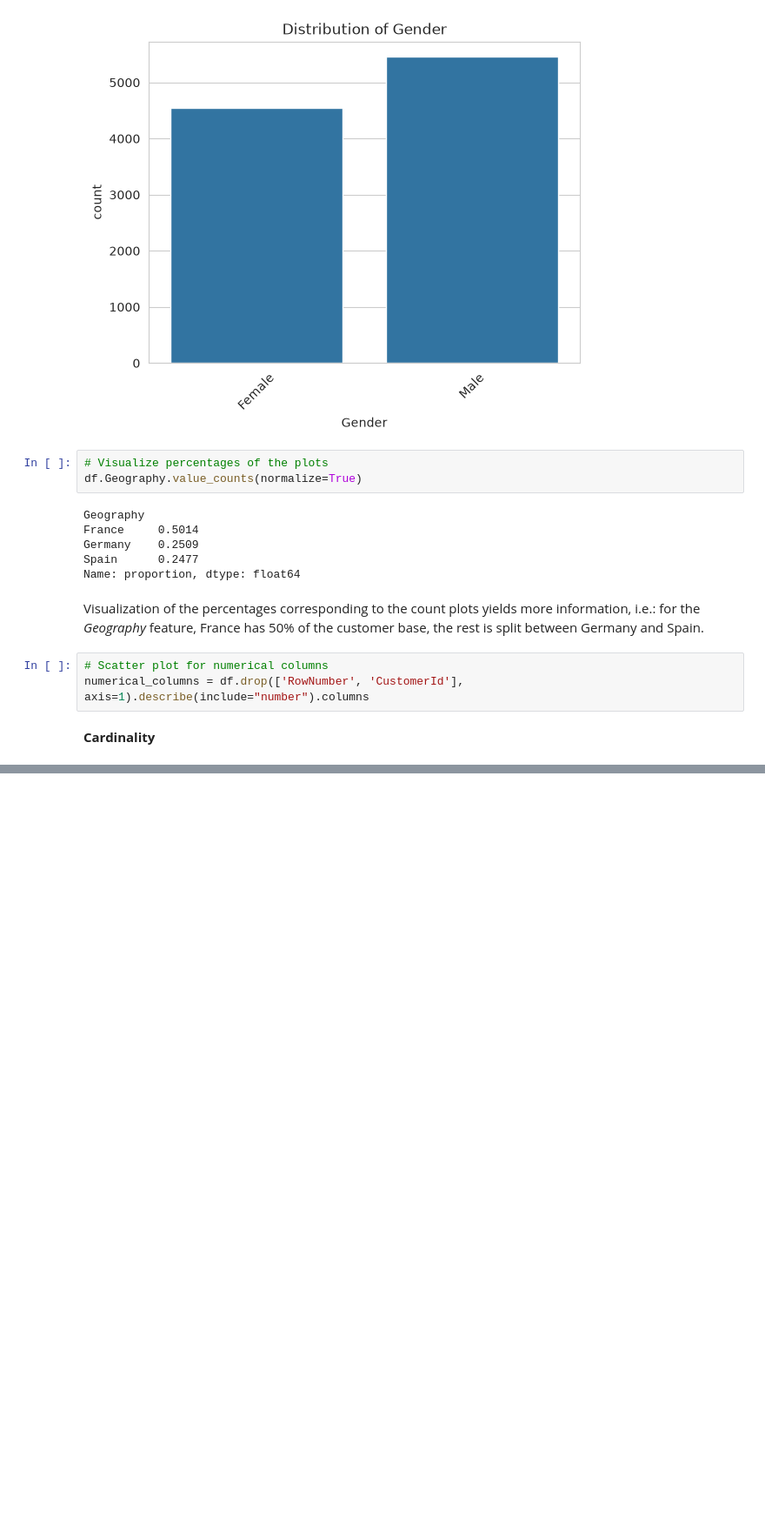
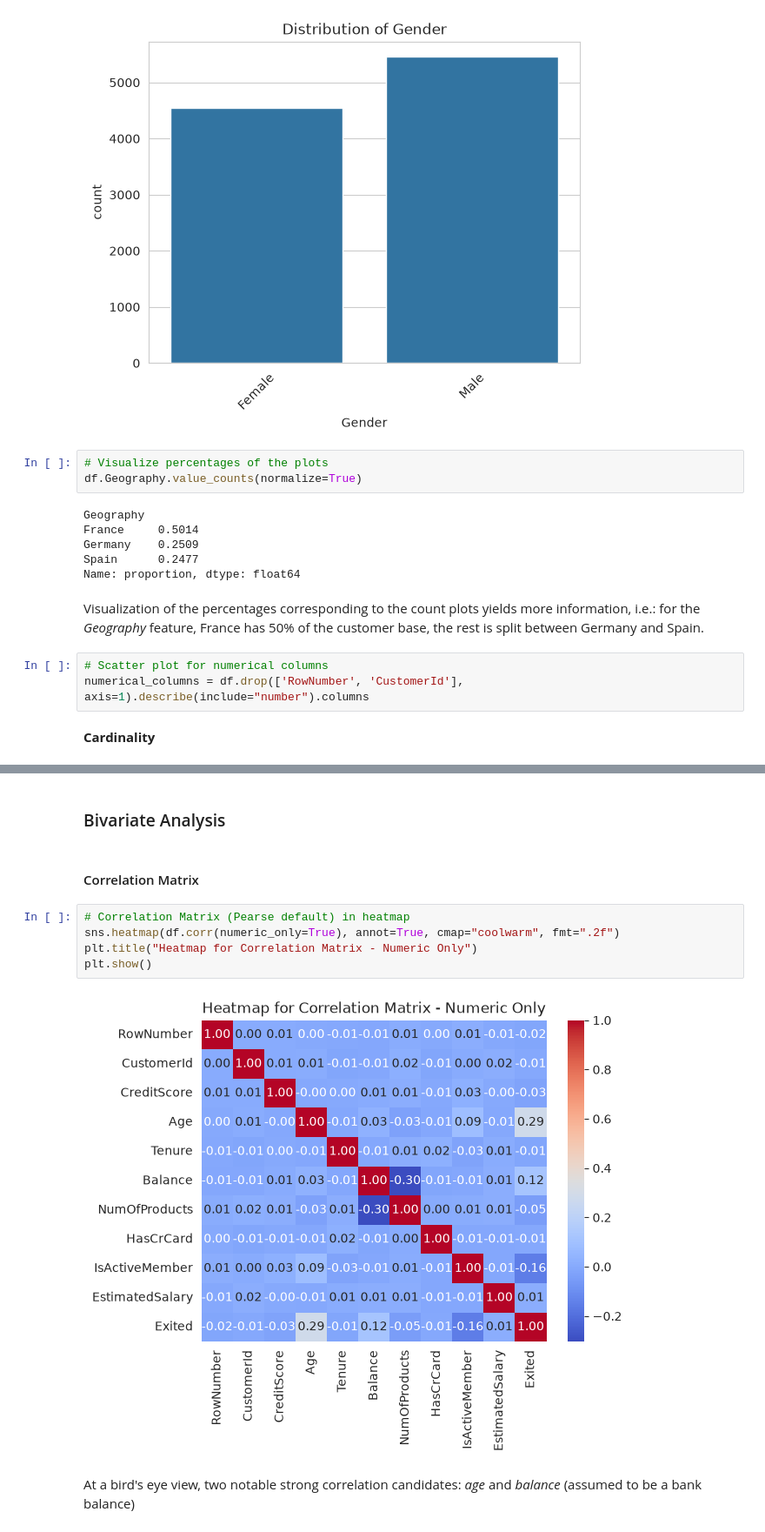
Before and after one commit to jmb-python-developer/ML-02-customer-churn-prediction, a Jupyter notebook: notebooks/notebook.ipynb, the cells around one changed output, grey strips where cells are left out. Shown at 87% size. Cells and saved outputs as stored; diff of their text form; blank space fills up the shorter version.

Commit message:
Bivariate Analysis (I)

```diff
--- a/notebooks/notebook.ipynb
+++ b/notebooks/notebook.ipynb
@@ -167,0 +181,13 @@ numerical_columns = df.drop(['RowNumber', 'CustomerId'], axis=1).describe(includ
+# %% [markdown]
+### Bivariate Analysis
+# %% [markdown]
+#### Correlation Matrix
+# %%
+# Correlation Matrix (Pearse default) in heatmap
+sns.heatmap(df.corr(numeric_only=True), annot=True, cmap="coolwarm", fmt=".2f")
+plt.title("Heatmap for Correlation Matrix - Numeric Only")
+plt.show()
+# %% [output]
+[figure, added]
+# %% [markdown]
+At a bird's eye view, two notable strong correlation candidates: _age_ and _balance_ (assumed to be a bank balance)
```
Also changed, not shown: parts of 10 cells of this notebook.
